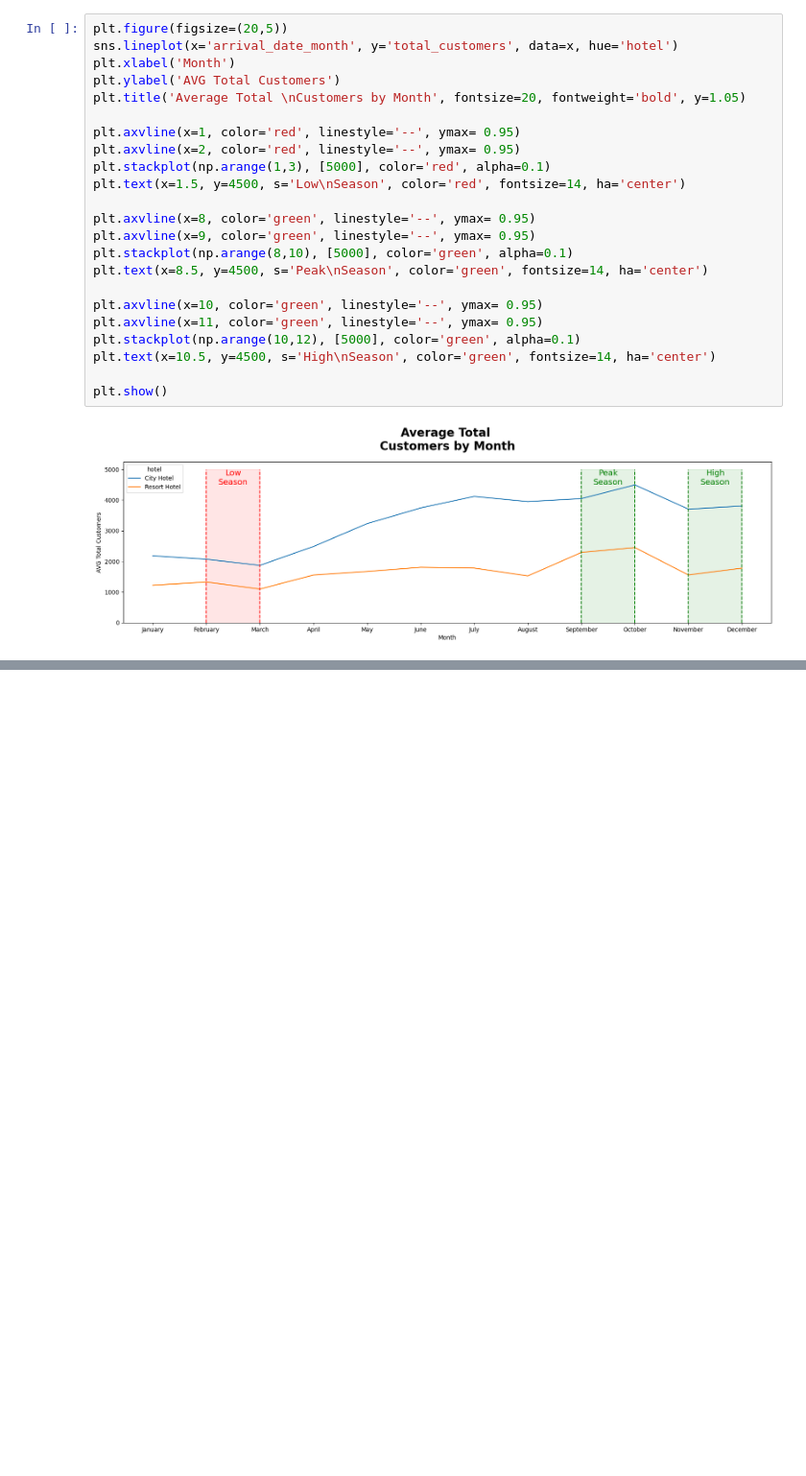
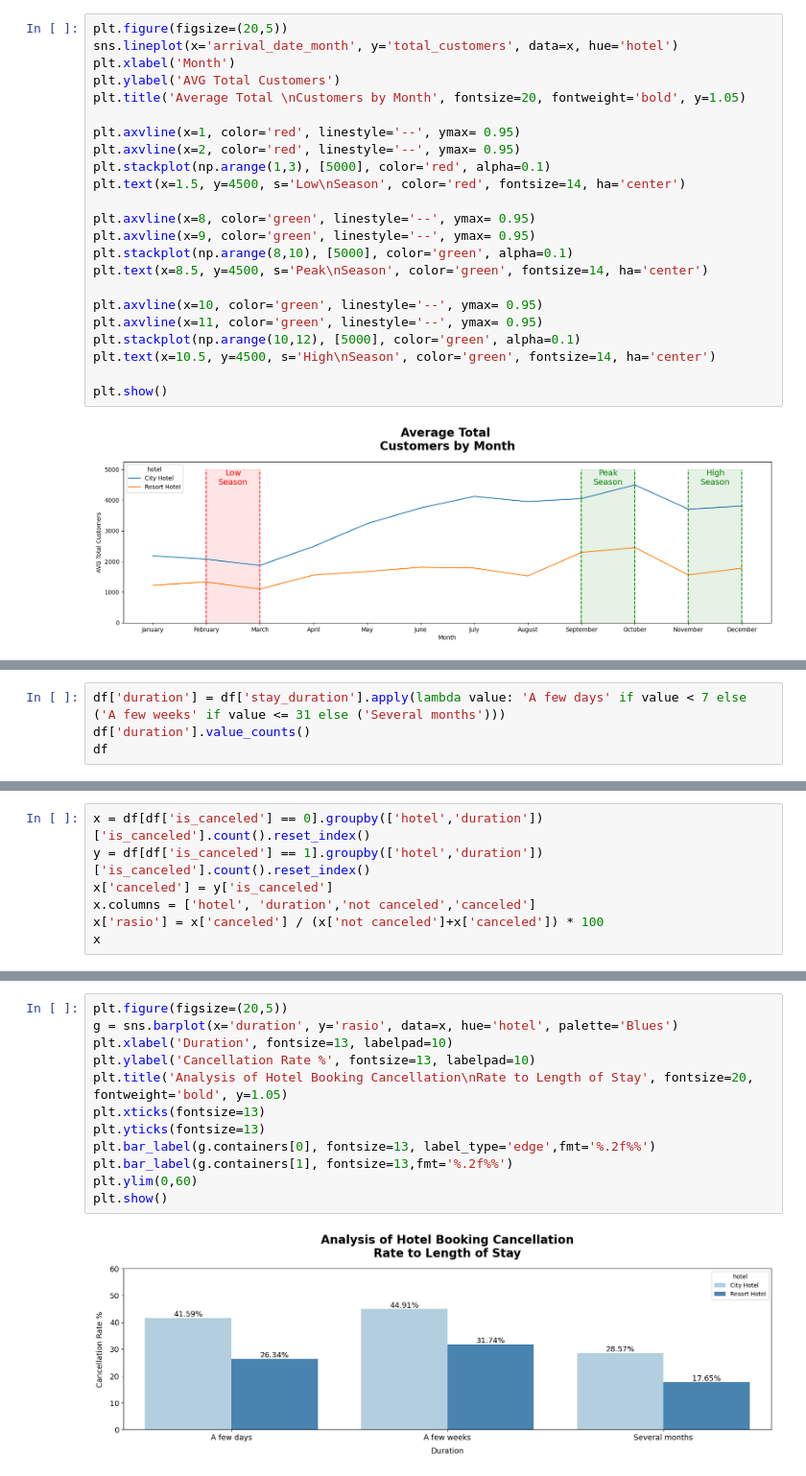
Before and after one commit to AnCodingML/Investigate_Hotel_Business_using_Data_Visualization, a Jupyter notebook: Investigate_Hotel_Business_using_Data_Visualization.ipynb, the cells around one changed output, grey strips where cells are left out. Shown: that part at 96% size. Saved outputs shown, nothing was run; the diff lists cells and outputs as text; blank space fills up the shorter version.

Commit message:
Data_Science

```diff
--- a/Investigate_Hotel_Business_using_Data_Visualization.ipynb
+++ b/Investigate_Hotel_Business_using_Data_Visualization.ipynb
@@ -298,0 +332,4 @@ plt.show()
+# %%
+df['duration'] = df['stay_duration'].apply(lambda value: 'A few days' if value < 7 else ('A few weeks' if value <= 31 else ('Several months')))
+df['duration'].value_counts()
+df
@@ -298,0 +358,7 @@ plt.show()
+# %%
+x = df[df['is_canceled'] == 0].groupby(['hotel','duration'])['is_canceled'].count().reset_index()
+y = df[df['is_canceled'] == 1].groupby(['hotel','duration'])['is_canceled'].count().reset_index()
+x['canceled'] = y['is_canceled']
+x.columns = ['hotel', 'duration','not canceled','canceled']
+x['rasio'] = x['canceled'] / (x['not canceled']+x['canceled']) * 100
+x
@@ -298,0 +373,14 @@ plt.show()
+# %%
+plt.figure(figsize=(20,5))
+g = sns.barplot(x='duration', y='rasio', data=x, hue='hotel', palette='Blues')
+plt.xlabel('Duration', fontsize=13, labelpad=10)
+plt.ylabel('Cancellation Rate %', fontsize=13, labelpad=10)
+plt.title('Analysis of Hotel Booking Cancellation\nRate to Length of Stay', fontsize=20, fontweight='bold', y=1.05)
+plt.xticks(fontsize=13)
+plt.yticks(fontsize=13)
+plt.bar_label(g.containers[0], fontsize=13, label_type='edge',fmt='%.2f%%')
+plt.bar_label(g.containers[1], fontsize=13,fmt='%.2f%%')
+plt.ylim(0,60)
+plt.show()
+# %% [output]
+[figure, added]
```
Also changed, not shown: parts of 9 cells of this notebook.
